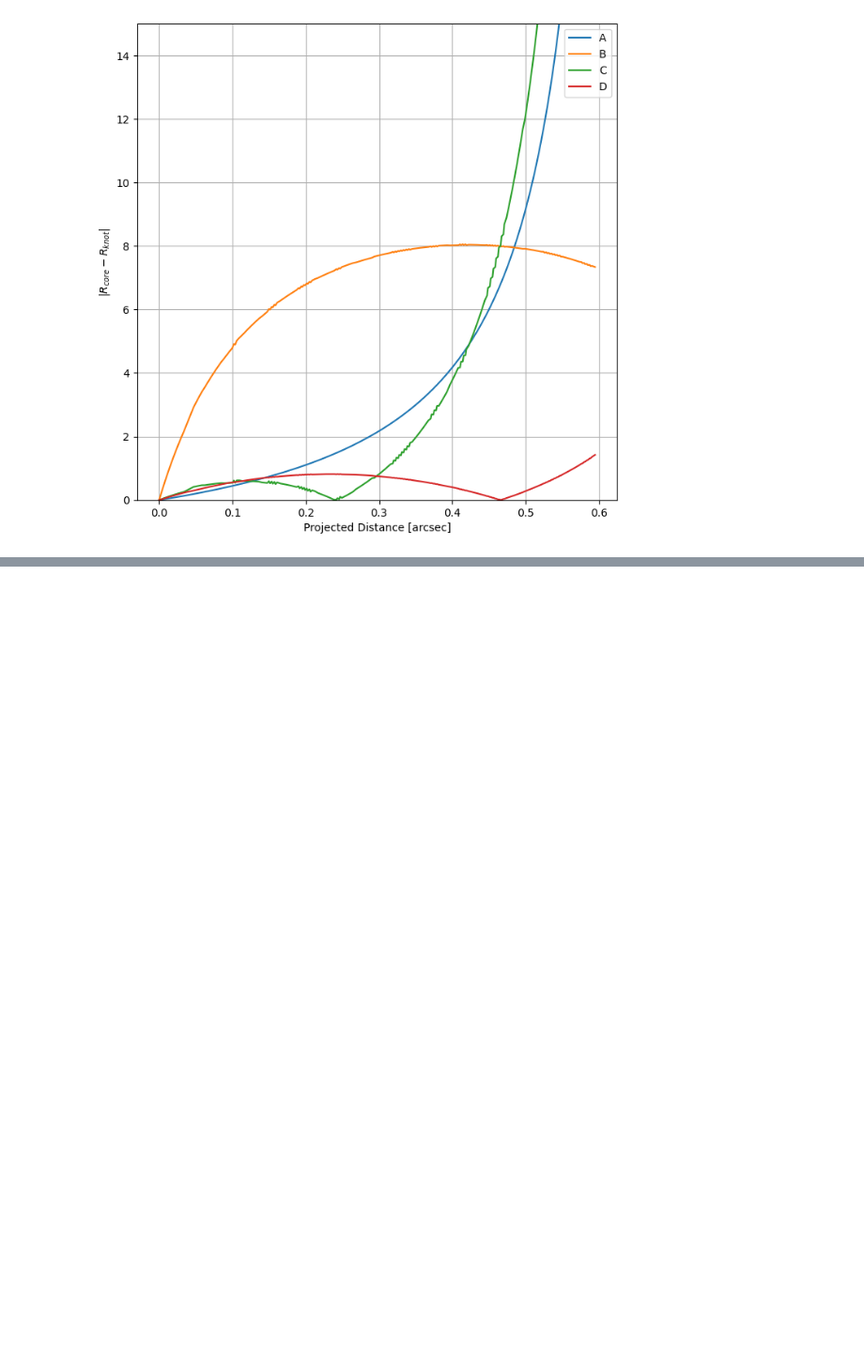
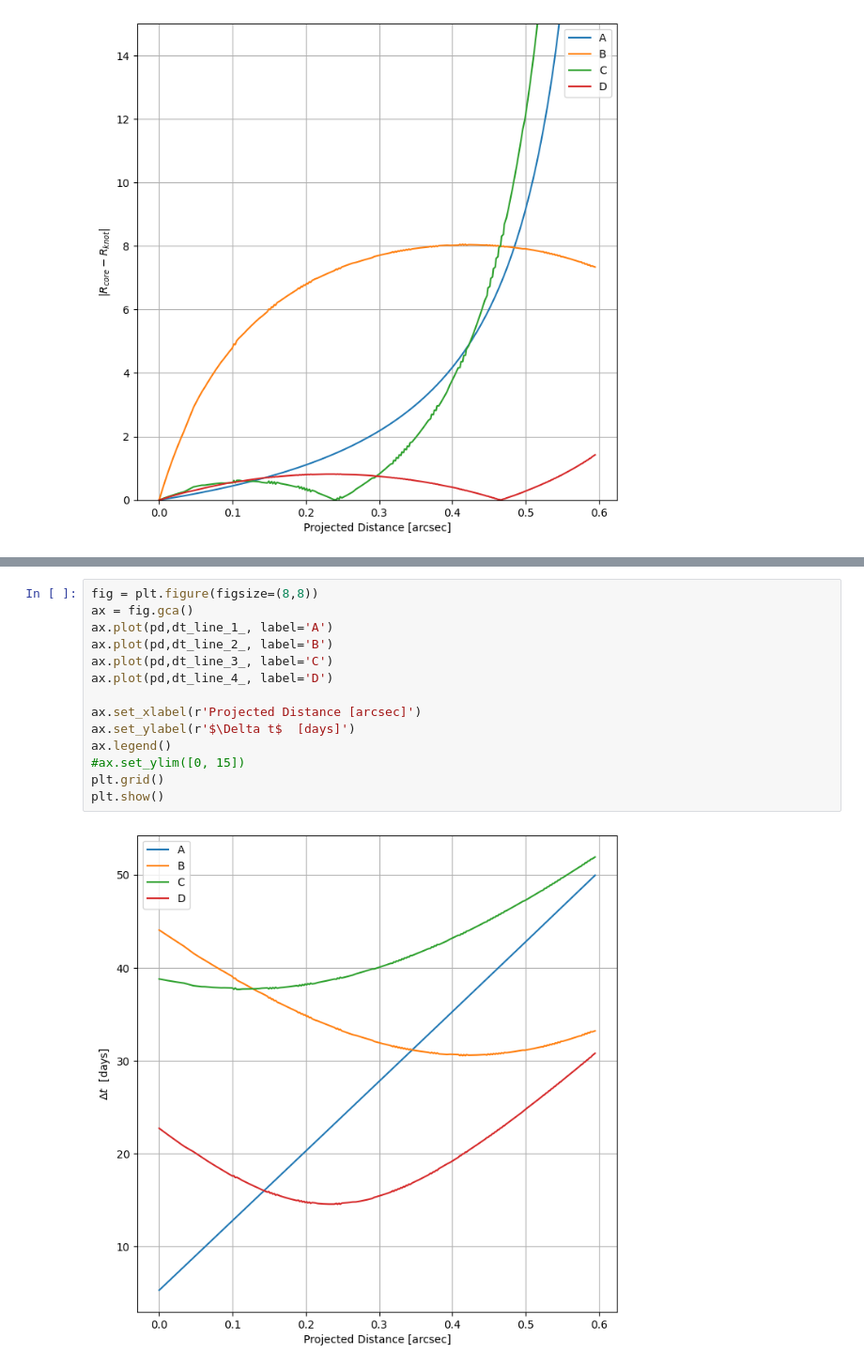
Before and after one commit to everettiantomi/lens-grav, a Jupyter notebook: numerical/magnification-timedelay.ipynb, the cells around one changed output, grey strips where cells are left out. Shown at 94% size. Cells and saved outputs as stored; diff of their text form; blank space fills up the shorter version.

```diff
--- a/numerical/magnification-timedelay.ipynb
+++ b/numerical/magnification-timedelay.ipynb
@@ -735,3 +725,19 @@ plt.show()
+# %%
+fig = plt.figure(figsize=(8,8))
+ax = fig.gca()
+ax.plot(pd,dt_line_1_, label='A')
+ax.plot(pd,dt_line_2_, label='B')
+ax.plot(pd,dt_line_3_, label='C')
+ax.plot(pd,dt_line_4_, label='D')
+
+ax.set_xlabel(r'Projected Distance [arcsec]')
+ax.set_ylabel(r'$\Delta t$  [days]')
+ax.legend()
+#ax.set_ylim([0, 15])
+plt.grid()
+plt.show()
+# %% [output]
+[figure, added]
 # %%
 end_total = time.time()
 print('total time: ',(end_total-start_total)/60.,' minutes')
```
Also changed, not shown: parts of 24 cells of this notebook.
